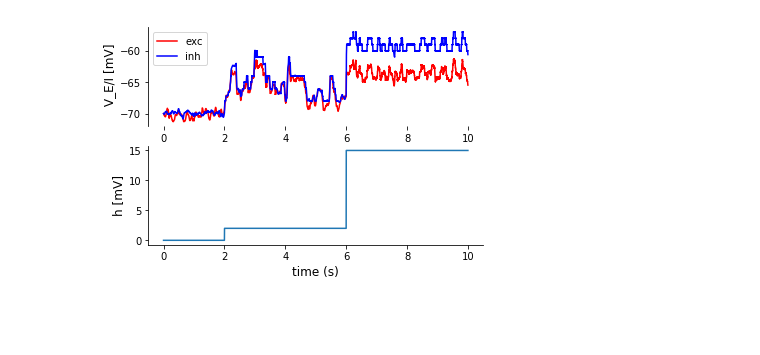
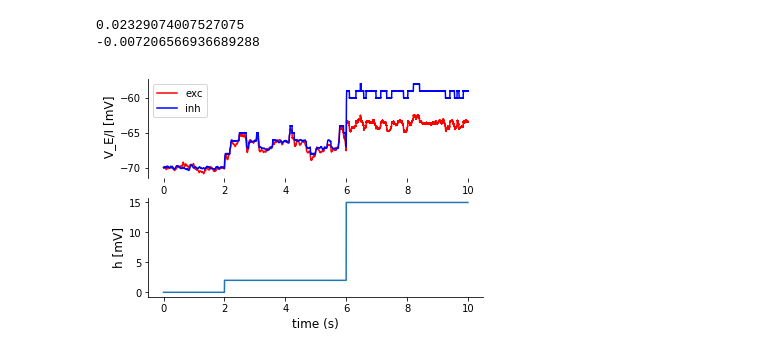
Before and after one commit to suzymlewis/jump_proj, a Jupyter notebook: Regenerate_figure_2.ipynb, the cells around one changed output. Cells and saved outputs as stored; diff of their text form; code cells hidden in the pictures; blank space fills up the shorter version.

```diff
--- a/Regenerate_figure_2.ipynb
+++ b/Regenerate_figure_2.ipynb
@@ -92,3 +91,5 @@ def generate_noise(N,
         noise_list[:,i_step] = noise
 
     return noise_list
+# %%
+noise_list = generate_noise(2,10000)
@@ -95,15 +106,21 @@ def generate_noise(N,
+# %%
+print(mean_E)
+print(mean_I)
+# %% [output]
+0.02329074007527075
+-0.007206566936689288
 # %%
-def simulate(V_rest = V_rest,
+def simulate(h = b,
+             V_rest = V_rest,
              N = 2,
              n_step = 10000, # default simulate for 1s
              start_step = 0,
-             dt = 0.1,
-             h = b,
+             dt = dt,
              W = W,
              k = k,
              n = n,
              tau = tau,
-             noise_scale=1.0,
+             noise_scale=0.5,
              V_init = None):
     """
     V_rest: resting potential
@@ -146,8 +163,6 @@ def simulate(V_rest = V_rest,
 
         # update membrane potential
         dv = np.divide(dt*(-V + V_rest_vec + H + noise + W.dot(R)), tau)
-        # dv = np.divide(dt*(-V + V_rest_vec + H + noise), tau) # verified for the case of feedforward, Nov 21st
-        # dv = np.divide(dt*(-V + V_rest_vec + H + W.dot(R)), tau) # verified for the case of no noise, Nov 21st
         V = V + dv
 
         # record
@@ -201,7 +216,7 @@ def regenerate_figure_2c():
 
     return H_total_list, V_total_list
 # %%
-[H_total_list, V_total_list] = regenerate_figure_2c()
+[H_total_list, V_total_list] = regenerate_figure_2c(noise_scale=0.5)
 # %% [output]
-[figure, old version]
+[figure, new version]
 # %%
```
Also changed, not shown: parts of 9 cells of this notebook, 2 other files.
